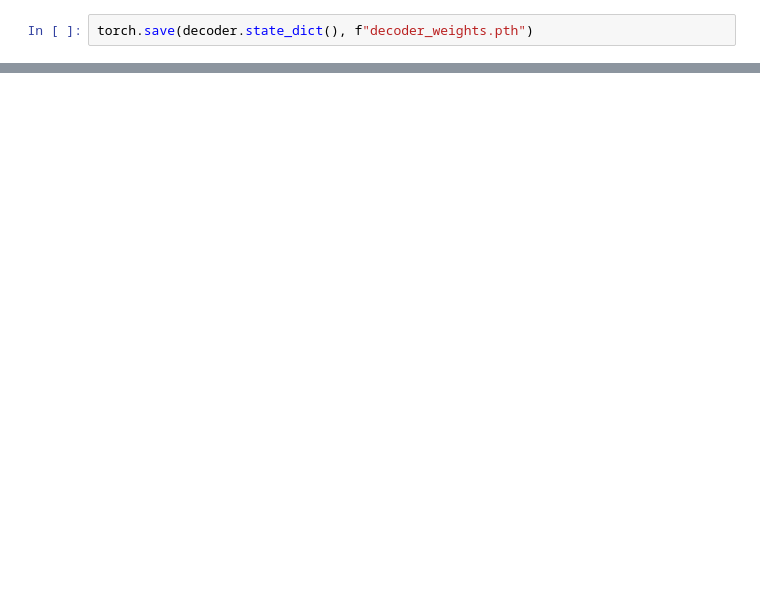
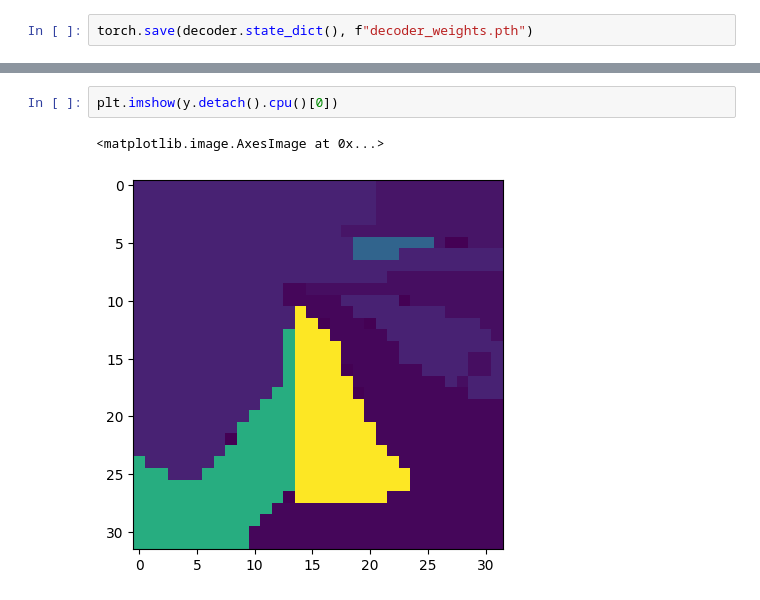
Before and after one commit to danjacobellis/segmentation, a Jupyter notebook: ADE20k.ipynb, the cells around one changed output, grey strips where cells are left out. Drawn from its saved outputs; the diff is of its cells as text; blank space fills up the shorter version.

```diff
--- a/ADE20k.ipynb
+++ b/ADE20k.ipynb
@@ -96,0 +110,5 @@ torch.save(decoder.state_dict(), f"decoder_weights.pth")
+# %%
+plt.imshow(y.detach().cpu()[0])
+# %% [output]
+<matplotlib.image.AxesImage at 0x...>
+[figure, added]
```
Also changed, not shown: parts of 2 cells of this notebook.
